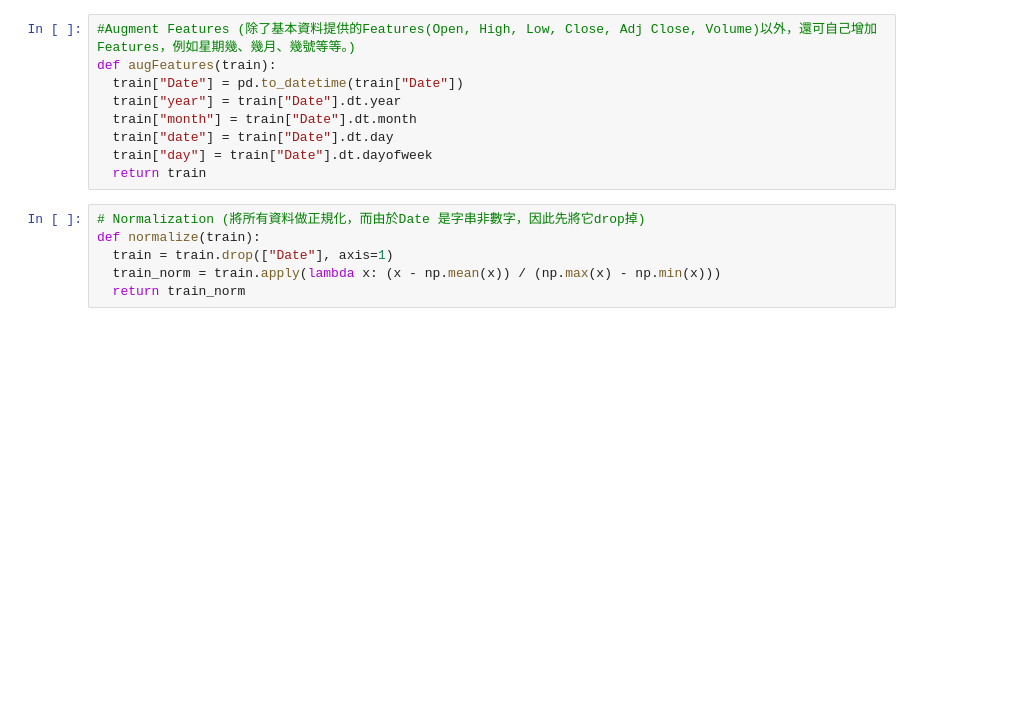
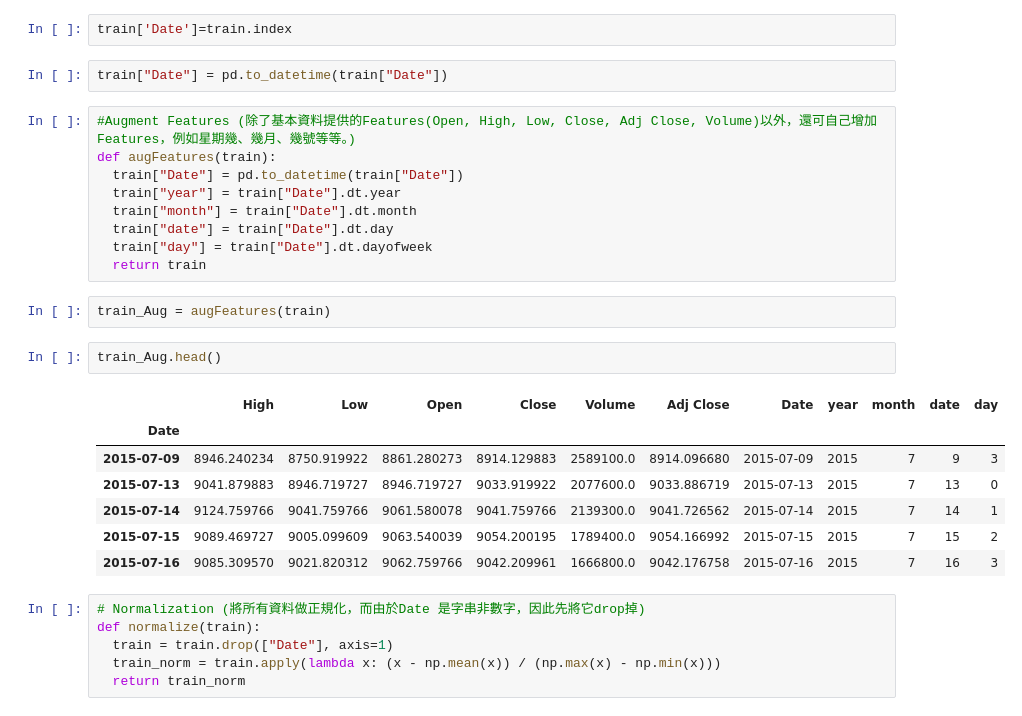
Before and after one commit to tewei0328/teach-TS, a Jupyter notebook: TS_LSTM.ipynb, the cells around one changed output. Cells and saved outputs as stored; diff of their text form; blank space fills up the shorter version.

```diff
--- a/TS_LSTM.ipynb
+++ b/TS_LSTM.ipynb
@@ -36,3 +59,7 @@ train.plot()
+# %%
+train['Date']=train.index
+# %%
+train["Date"] = pd.to_datetime(train["Date"])
 # %%
 #Augment Features (除了基本資料提供的Features(Open, High, Low, Close, Adj Close, Volume)以外，還可自己增加Features，例如星期幾、幾月、幾號等等。)
 def augFeatures(train):
@@ -42,6 +69,18 @@ def augFeatures(train):
   train["date"] = train["Date"].dt.day
   train["day"] = train["Date"].dt.dayofweek
   return train
+# %%
+train_Aug = augFeatures(train)
+# %%
+train_Aug.head()
+# %% [output]
+|  | High | Low | Open | Close | Volume | Adj Close | Date | year | month | date | day |
+| Date |  |  |  |  |  |  |  |  |  |  |  |
+| 2015-07-09 | 8946.240234 | 8750.919922 | 8861.280273 | 8914.129883 | 2589100.0 | 8914.096680 | 2015-07-09 | 2015 | 7 | 9 | 3 |
+| 2015-07-13 | 9041.879883 | 8946.719727 | 8946.719727 | 9033.919922 | 2077600.0 | 9033.886719 | 2015-07-13 | 2015 | 7 | 13 | 0 |
+| 2015-07-14 | 9124.759766 | 9041.759766 | 9061.580078 | 9041.759766 | 2139300.0 | 9041.726562 | 2015-07-14 | 2015 | 7 | 14 | 1 |
+| 2015-07-15 | 9089.469727 | 9005.099609 | 9063.540039 | 9054.200195 | 1789400.0 | 9054.166992 | 2015-07-15 | 2015 | 7 | 15 | 2 |
+| 2015-07-16 | 9085.309570 | 9021.820312 | 9062.759766 | 9042.209961 | 1666800.0 | 9042.176758 | 2015-07-16 | 2015 | 7 | 16 | 3 |
 # %%
 # Normalization (將所有資料做正規化，而由於Date 是字串非數字，因此先將它drop掉)
 def normalize(train):
```
Also changed, not shown: parts of 8 cells of this notebook.
